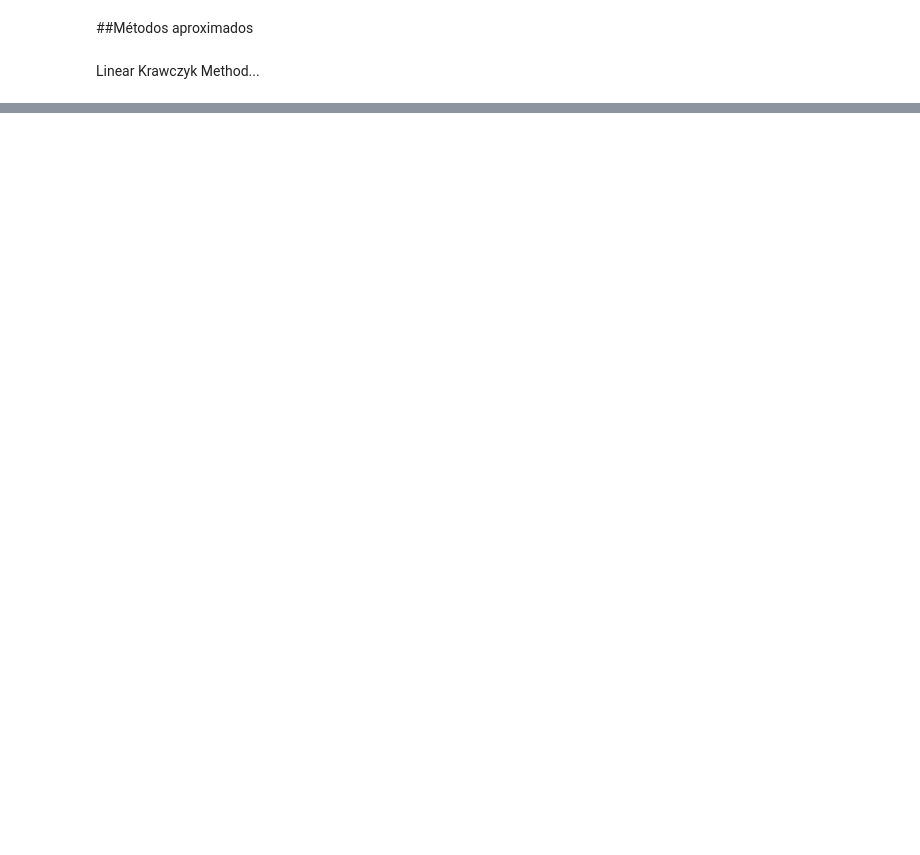
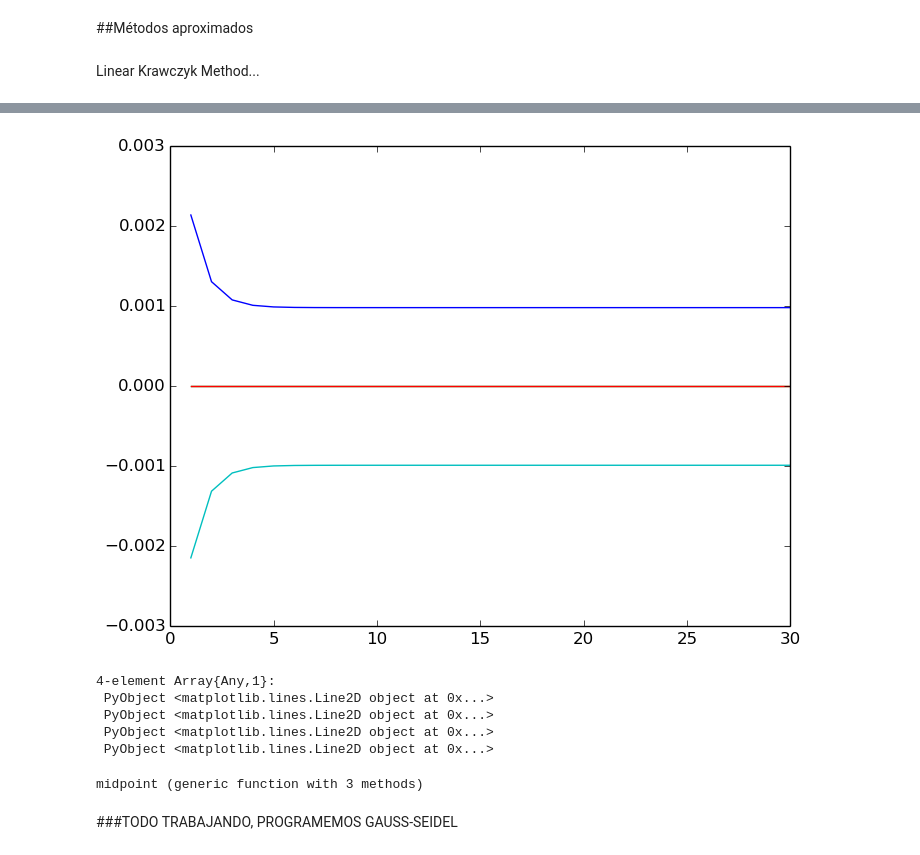
Before and after one commit to ifmmartinez/FinalProject-FisicaComputacional, a Jupyter notebook: Proyecto Final.ipynb, the cells around one changed output, grey strips where cells are left out. Saved outputs shown, nothing was run; the diff lists cells and outputs as text; code cells hidden in the pictures; blank space fills up the shorter version.

```diff
--- a/Proyecto Final.ipynb
+++ b/Proyecto Final.ipynb
@@ -198,0 +590,21 @@ Linear Krawczyk Method...
+# %%
+using PyPlot
+UpX=Float64[]
+DownX=Float64[]
+UpY=Float64[]
+DownY=Float64[]
+ExactoCramerUpX=Float64[]
+ExactoCramerDownX=Float64[]
+ExactoCramerUpY=Float64[]
+ExactoCramerDownY=Float64[]
+for n=1:30
+        push!(UpX,KrawczykMethod(A,b,n)[1].right)
+        push!(DownX,KrawczykMethod(A,b,n)[1].left)
+        push!(UpY,KrawczykMethod(A,b,n)[2].right)
+        push!(DownY,KrawczykMethod(A,b,n)[2].left)
+    push!(ExactoCramerUpX,CramerRule(A,b)[1].right)
+    push!(ExactoCramerDownX,CramerRule(A,b)[1].left)
+    push!(ExactoCramerUpY,CramerRule(A,b)[2].right)
+    push!(ExactoCramerDownY,CramerRule(A,b)[2].left)
+end
+n=[i for i in 1:1:30];
@@ -198,0 +626,21 @@ Linear Krawczyk Method...
+# %%
+plot(n,UpY,n,ExactoCramerUpY,n,ExactoCramerDownY,n,DownY)
+# %% [output]
+[figure, added]
+4-element Array{Any,1}:
+ PyObject <matplotlib.lines.Line2D object at 0x...>
+ PyObject <matplotlib.lines.Line2D object at 0x...>
+ PyObject <matplotlib.lines.Line2D object at 0x...>
+ PyObject <matplotlib.lines.Line2D object at 0x...>
+# %%
+function midpoint(V::IntervalVector)
+    x=zeros(Real,size(V)[1])
+    for i=1:size(V)[1]
+        x[i]=midpoint(V[i])
+    end
+    return x
+end
+# %% [output]
+midpoint (generic function with 3 methods)
+# %% [markdown]
+###TODO TRABAJANDO, PROGRAMEMOS GAUSS-SEIDEL
```
Also changed, not shown: parts of 79 cells of this notebook.
